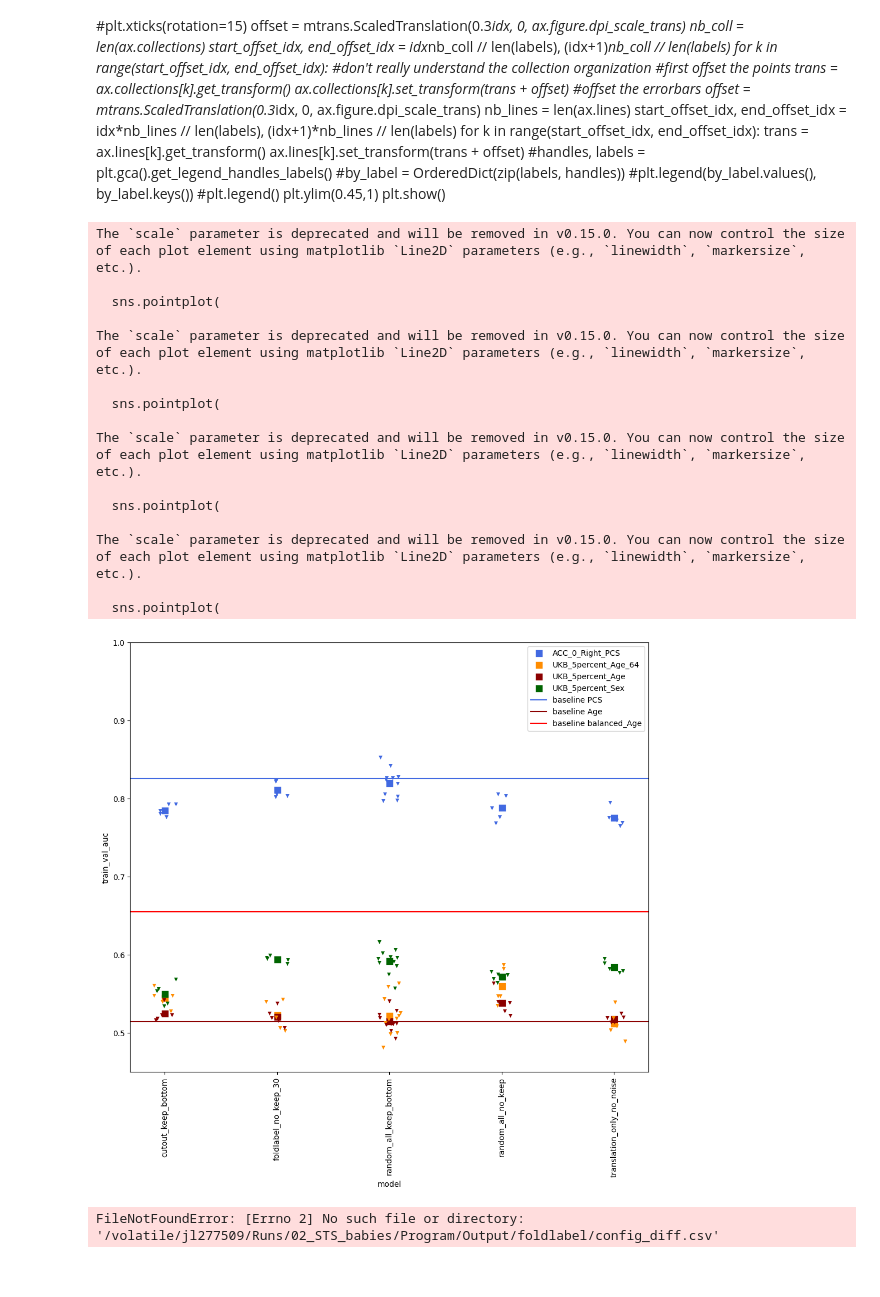
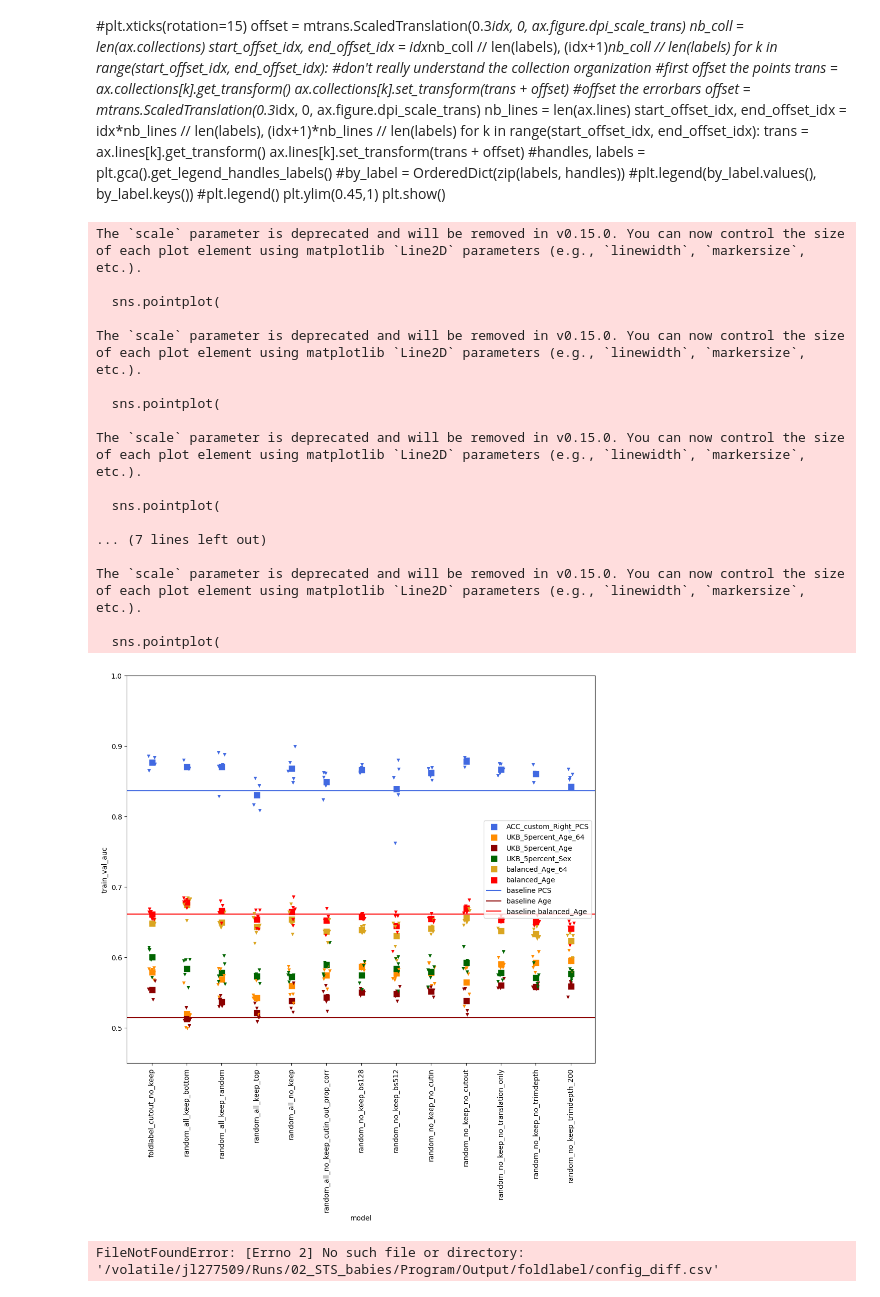
Before and after one commit to neurospin/champollion_V1, a Jupyter notebook: contrastive/notebooks/julien/perfs/visu_perf.ipynb, the cells around one changed output. Drawn from its saved outputs; the diff is of its cells as text; code cells hidden in the pictures.

```diff
--- a/contrastive/notebooks/julien/perfs/visu_perf.ipynb
+++ b/contrastive/notebooks/julien/perfs/visu_perf.ipynb
@@ -163,15 +171,15 @@ plt.show()
 # %% [output]
 [figure]
 # %%
-models_dirs = '/volatile/jl277509/Runs/02_STS_babies/Program/Output/test_configs/'
-target='train_val_values.json'
-labels, colors, metric = ['Right_PCS','Age_64', 'Age', 'Sex'],\
-                         ['royalblue', 'darkorange', 'darkred', 'darkgreen'],\
-                          'train_val_auc'
+models_dirs = '/volatile/jl277509/Runs/02_STS_babies/Program/Output/1-5mm_embeddings_size/'
+labels, colors, metrics, targets = ['Right_PCS','Age_64', 'Age', 'Sex'],\
+                                   ['royalblue', 'darkorange', 'darkred', 'darkgreen'],\
+                                   ['test_auc', 'train_val_auc', 'train_val_auc', 'train_val_auc'],\
+                                   ['test_values.json', 'train_val_values.json', 'train_val_values.json', 'train_val_values.json']
 #labels, colors, metric = ['Right_PCS','Age_64', 'Sex'],\
 #                         ['royalblue', 'darkorange', 'darkgreen'],\
 #                          'train_val_total_balanced_accuracy'
-embeddings = ['ACC_0','UKB_5percent','UKB_5percent', 'UKB_5percent']
+embeddings = ['ACC_custom_','UKB_5percent_','UKB_5percent_', 'UKB_5percent_']
 # SVC regularization
 #labels, colors, metric = ['Right_PCS', 'Right_PCS', 'Right_PCS', 'Right_PCS'],\
 #                         ['royalblue', 'darkred', 'darkgreen', 'darkorange'] ,\
@@ -180,11 +188,11 @@ embeddings = ['ACC_0','UKB_5percent','UKB_5percent', 'UKB_5percent']
 #model_name = 'translation'
 model_name = ''
 df_list=[]
-for label, embedding in zip(labels, embeddings):
+for label, embedding, metric, target in zip(labels, embeddings, metrics, targets):
     dict_values={}
     selected_models_dirs = [root for root, dirs, files in os.walk(models_dirs, followlinks=True)
-                                if (target in files) & (root.endswith(label)) & (embedding+'_embeddings' in root) & (model_name in root) & ('best_model' not in root)]
-    lb = embedding+'_'+label
+                                if (target in files) & (root.endswith(label)) & (embedding+'embeddings' in root) & (model_name in root) & ('best_model' not in root)]
+    lb = embedding+label
     print(f'{lb}: {selected_models_dirs}')
     dict_values = {'model': [], lb: []}
     for directory in selected_models_dirs:
@@ -211,13 +219,15 @@ l=df['model'].tolist()
 df['model']=['_'.join(elem.split('_')[0:-1]) for elem in l]
 # %%
 if 'UKB_5percent_Age_64' in df.keys():
-    df['balanced_Age_64'] = (df[f'{embeddings[0]}_Right_PCS'].to_numpy()+ np.minimum(np.ones(len(df['UKB_5percent_Age_64']))-df['UKB_5percent_Age_64'].to_numpy(),0.5)) / 2
+    df['balanced_Age_64'] = (df[f'{embeddings[0]}Right_PCS'].to_numpy()+ np.minimum(np.ones(len(df['UKB_5percent_Age_64']))-df['UKB_5percent_Age_64'].to_numpy(),0.5)) / 2
     labels.append('balanced_Age_64')
     colors.append('goldenrod')
+    embeddings.append('')
 if 'UKB_5percent_Age' in df.keys():
-    df['balanced_Age'] = (df[f'{embeddings[0]}_Right_PCS'].to_numpy()+ np.minimum(np.ones(len(df['UKB_5percent_Age']))-df['UKB_5percent_Age'].to_numpy(),0.5)) / 2
+    df['balanced_Age'] = (df[f'{embeddings[0]}Right_PCS'].to_numpy()+ np.minimum(np.ones(len(df['UKB_5percent_Age']))-df['UKB_5percent_Age'].to_numpy(),0.5)) / 2
     labels.append('balanced_Age')
     colors.append('red')
+    embeddings.append('')
 #df['balanced2'] = [(np.mean(df.loc[df['model']==model]['Right_PCS'].to_numpy())
 #                   +np.mean(np.minimum(np.ones(len(df.loc[df['model']==model]))-df.loc[df['model']==model]['Age_64'].to_numpy(),0.5))
 #                   -np.std(df.loc[df['model']==model]['Right_PCS'].to_numpy())
@@ -263,7 +273,7 @@ fig, ax = plt.subplots(figsize=(12,10))
 for idx, (label, color, embedding) in enumerate(zip(labels, colors, embeddings)):
     #sns.violinplot(data=df, x='model', y=label, label=label, inner='point')
     #sns.despine(offset=0, trim=False, ax=ax)
-    lb = embedding+'_'+label
+    lb = embedding+label
     sns.stripplot(data=df, x='model', y=lb, marker='v',ax=ax, color=color)
     sns.pointplot(
         data=df, x="model", y=lb,
@@ -279,40 +289,46 @@ for idx, (label, color, embedding) in enumerate(zip(labels, colors, embeddings))
         trans = ax.collections[k].get_transform()
         ax.collections[k].set_transform(trans + offset)
     #offset the errorbars
     offset = mtrans.ScaledTranslation(off*idx, 0, ax.figure.dpi_scale_trans)
     nb_lines = len(ax.lines)
     start_offset_idx, end_offset_idx = idx*nb_lines // len(labels), (idx+1)*nb_lines // len(labels)
     for k in range(start_offset_idx, end_offset_idx):
         trans = ax.lines[k].get_transform()
         ax.lines[k].set_transform(trans + offset)
 plt.ylim(0.45,1)
 if metric == 'train_val_auc':
-    plt.axline((0, 0.8257), (1, 0.8257), c='royalblue', label='baseline PCS')
+    #plt.axline((0, 0.8257), (1, 0.8257), c='royalblue', label='baseline PCS')
+    plt.axline((0, 0.8368), (1, 0.8368), c='royalblue', label='baseline PCS')
     plt.axline((0, 0.5147), (1, 0.5147), c='darkred', label='baseline Age')
-    plt.axline((0, 0.6555), (1, 0.6555), c='red', label='baseline balanced_Age')
-elif metric == 'train_val_total_balanced_accuracy':
-    plt.axline((0, 0.7453), (1, 0.7453), c='royalblue', label='baseline PCS')
-    plt.axline((0, 0.5082), (1, 0.5082), c='darkorange', label='baseline Age_64')
-    plt.axline((0, 0.6185), (1, 0.6185), c='goldenrod', label='baseline balanced_Age_64')
+    #plt.axline((0, 0.6555), (1, 0.6555), c='red', label='baseline balanced_Age')
+    plt.axline((0, 0.6613), (1, 0.6613), c='red', label='baseline balanced_Age')
+
+# DON'T USE
+#elif metric == 'train_val_total_balanced_accuracy':
+#    plt.axline((0, 0.7453), (1, 0.7453), c='royalblue', label='baseline PCS')
+#    plt.axline((0, 0.5082), (1, 0.5082), c='darkorange', label='baseline Age_64')
+#    plt.axline((0, 0.6185), (1, 0.6185), c='goldenrod', label='baseline balanced_Age_64')
 plt.legend()
 plt.show()
 # %% [output]
 The `scale` parameter is deprecated and will be removed in v0.15.0. You can now control the size of each plot element using matplotlib `Line2D` parameters (e.g., `linewidth`, `markersize`, etc.).
 
   sns.pointplot(
 
 The `scale` parameter is deprecated and will be removed in v0.15.0. You can now control the size of each plot element using matplotlib `Line2D` parameters (e.g., `linewidth`, `markersize`, etc.).
 
   sns.pointplot(
 
 The `scale` parameter is deprecated and will be removed in v0.15.0. You can now control the size of each plot element using matplotlib `Line2D` parameters (e.g., `linewidth`, `markersize`, etc.).
 
   sns.pointplot(
 
+... (7 lines left out)
+
 The `scale` parameter is deprecated and will be removed in v0.15.0. You can now control the size of each plot element using matplotlib `Line2D` parameters (e.g., `linewidth`, `markersize`, etc.).
 
   sns.pointplot(
-[figure, old version]
+[figure, new version]
 # %%
 # visu when model root names are identical
 # for one folder
```
Also changed, not shown: parts of 2 cells of this notebook, 6 other files.
